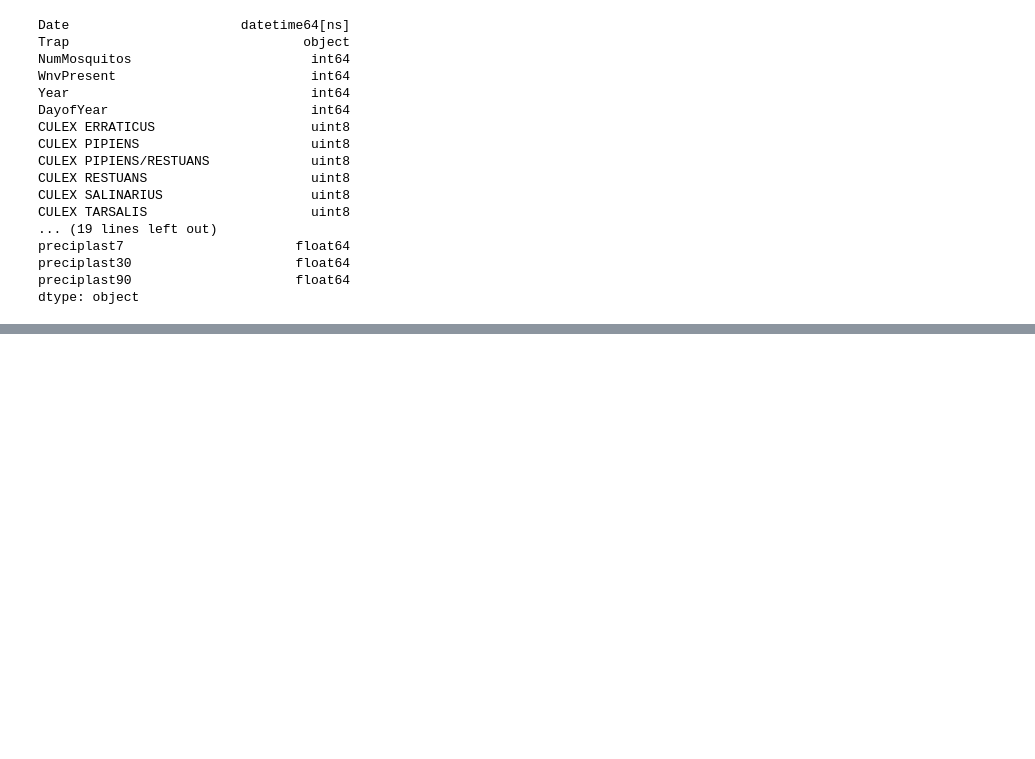
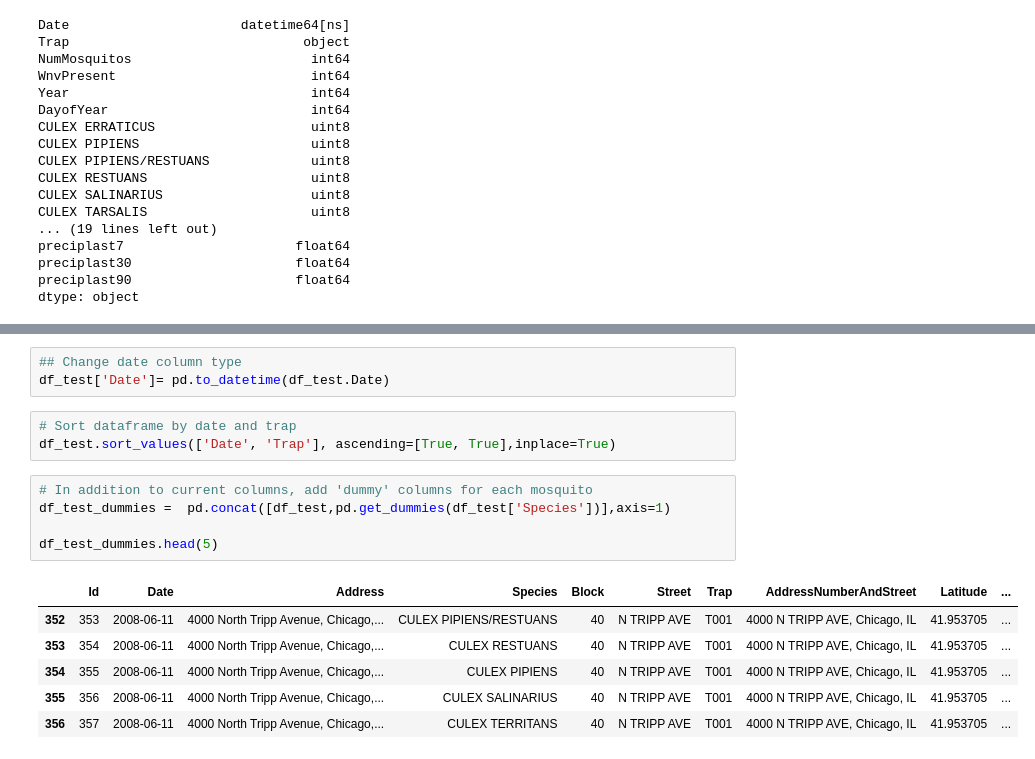
Before and after one commit to aakashtandel/Dream-Team-DSI-5, a Jupyter notebook: Project 4_Dream_Team.ipynb, the cells around one changed output, grey strips where cells are left out. Saved outputs shown, nothing was run; the diff lists cells and outputs as text; blank space fills up the shorter version.

```diff
--- a/Project 4_Dream_Team.ipynb
+++ b/Project 4_Dream_Team.ipynb
@@ -1202,0 +1227,18 @@ train_weather2.to_csv('train_weather2.csv',index=False)
+# %%
+## Change date column type
+df_test['Date']= pd.to_datetime(df_test.Date)
+# %%
+# Sort dataframe by date and trap
+df_test.sort_values(['Date', 'Trap'], ascending=[True, True],inplace=True)
+# %%
+# In addition to current columns, add 'dummy' columns for each mosquito
+df_test_dummies =  pd.concat([df_test,pd.get_dummies(df_test['Species'])],axis=1)
+
+df_test_dummies.head(5)
+# %% [output]
+|  | Id | Date | Address | Species | Block | Street | Trap | AddressNumberAndStreet | Latitude | ... |
+| 352 | 353 | 2008-06-11 | 4000 North Tripp Avenue, Chicago,... | CULEX PIPIENS/RESTUANS | 40 | N TRIPP AVE | T001 | 4000 N TRIPP AVE, Chicago, IL | 41.953705 | ... |
+| 353 | 354 | 2008-06-11 | 4000 North Tripp Avenue, Chicago,... | CULEX RESTUANS | 40 | N TRIPP AVE | T001 | 4000 N TRIPP AVE, Chicago, IL | 41.953705 | ... |
+| 354 | 355 | 2008-06-11 | 4000 North Tripp Avenue, Chicago,... | CULEX PIPIENS | 40 | N TRIPP AVE | T001 | 4000 N TRIPP AVE, Chicago, IL | 41.953705 | ... |
+| 355 | 356 | 2008-06-11 | 4000 North Tripp Avenue, Chicago,... | CULEX SALINARIUS | 40 | N TRIPP AVE | T001 | 4000 N TRIPP AVE, Chicago, IL | 41.953705 | ... |
+| 356 | 357 | 2008-06-11 | 4000 North Tripp Avenue, Chicago,... | CULEX TERRITANS | 40 | N TRIPP AVE | T001 | 4000 N TRIPP AVE, Chicago, IL | 41.953705 | ... |
```
Also changed, not shown: parts of 12 cells of this notebook, 1 other file.
